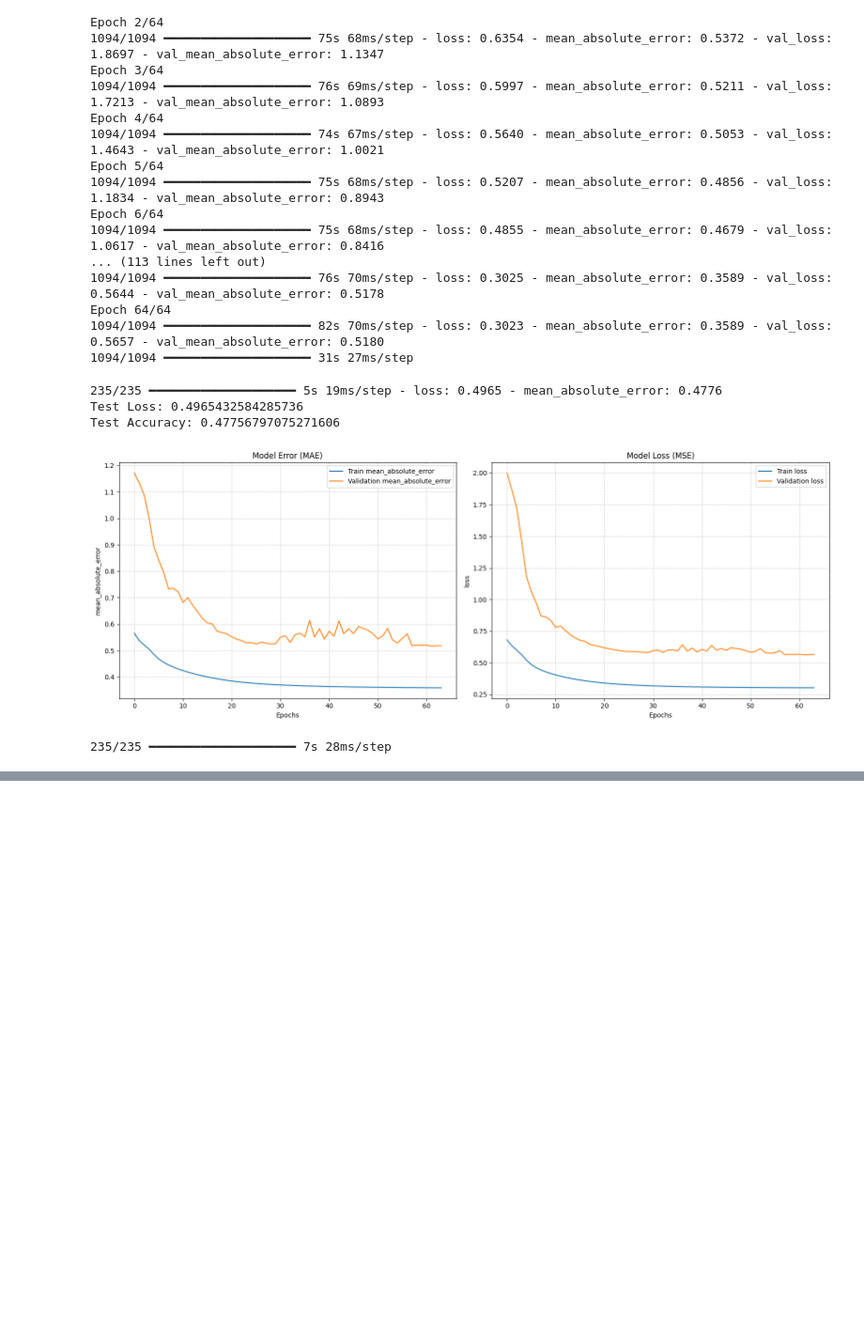
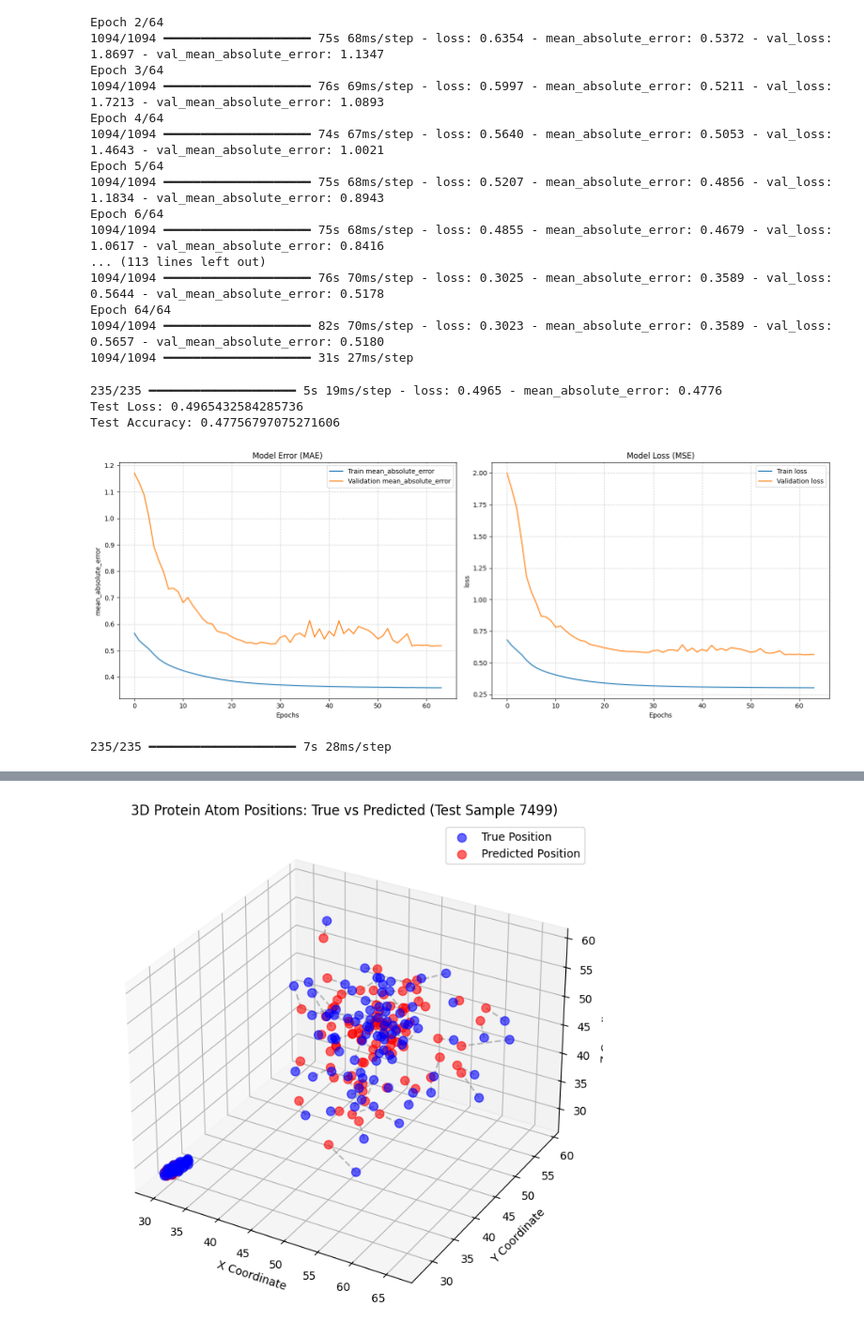
Before and after one commit to VincenzoDamico/ProteinDynamics, a Jupyter notebook: LSTM.ipynb, the cells around one changed output, grey strips where cells are left out. Shown at 94% size. Saved outputs shown, nothing was run; the diff lists cells and outputs as text; code cells hidden in the pictures; blank space fills up the shorter version.

```diff
--- a/LSTM.ipynb
+++ b/LSTM.ipynb
@@ -271,0 +489,58 @@ plt.show()
+# %%
+# 1. Predict all three outputs
+predictions = model.predict([testX_coord, testX_vels, testX_forces])
+
+# 2. Extract ONLY the coordinate predictions (assuming it is the first output)
+# predictions[0] = coords, predictions[1] = vels, predictions[2] = forces
+pred_coords_scaled = predictions[0]
+
+# 3. Create and fit a new scaler specifically for coordinates
+# The original 'coords' array holds unscaled coordinate data
+coord_scaler = StandardScaler()
+# Fit on the training part of the original coordinate data, reshaped to 2D
+coord_scaler.fit(coords[:train_end].reshape(train_end, -1))
+
+# 4. Inverse transform using the new coordinate scaler
+pred_coords_real = coord_scaler.inverse_transform(pred_coords_scaled)
+testY_coord_real = coord_scaler.inverse_transform(testY_coord)
+
+# 5. Reshape for 3D plotting
+# NUM_ATOMS is already defined, feaature_xyz is 3
+preds_reshaped = pred_coords_real.reshape(-1, NUM_ATOMS, feaature_xyz)
+true_reshaped = testY_coord_real.reshape(-1, NUM_ATOMS, feaature_xyz)
+
+# 6. Pick a single prediction step to look at
+sample_idx = 7500-1
+
+# 7. Slice out ONLY the first 3 columns (X, Y, Z) for all 138 atoms
+# This step is redundant if feaature_xyz is already 3, but harmless.
+preds_xyz = preds_reshaped[sample_idx, :, :]
+true_xyz = true_reshaped[sample_idx, :, :]
+
+# 8. Set up the 3D Matplotlib figure
+fig = plt.figure(figsize=(12, 8))
+ax = fig.add_subplot(111, projection='3d')
+
+# Plot the True positions in Blue
+ax.scatter(true_xyz[:, 0], true_xyz[:, 1], true_xyz[:, 2],
+           c='blue', label='True Position', alpha=0.6, s=60)
+
+# Plot the Predicted positions in Red
+ax.scatter(preds_xyz[:, 0], preds_xyz[:, 1], preds_xyz[:, 2],
+           c='red', label='Predicted Position', alpha=0.6, s=60)
+
+# 9. Draw a line connecting the True atom to the Predicted atom to visualize the error
+for i in range(NUM_ATOMS):
+    ax.plot([true_xyz[i, 0], preds_xyz[i, 0]],
+            [true_xyz[i, 1], preds_xyz[i, 1]],
+            [true_xyz[i, 2], preds_xyz[i, 2]],
+            color='gray', linestyle='--', alpha=0.5)
+
+# Labels and Title
+ax.set_xlabel('X Coordinate')
+ax.set_ylabel('Y Coordinate')
+ax.set_zlabel('Z Coordinate')
+ax.set_title(f'3D Protein Atom Positions: True vs Predicted (Test Sample {sample_idx})')
+plt.legend()
+plt.show()
+# %% [output]
@@ -271,0 +548 @@ plt.show()
+[figure, added]
```
Also changed, not shown: parts of 22 cells of this notebook.
